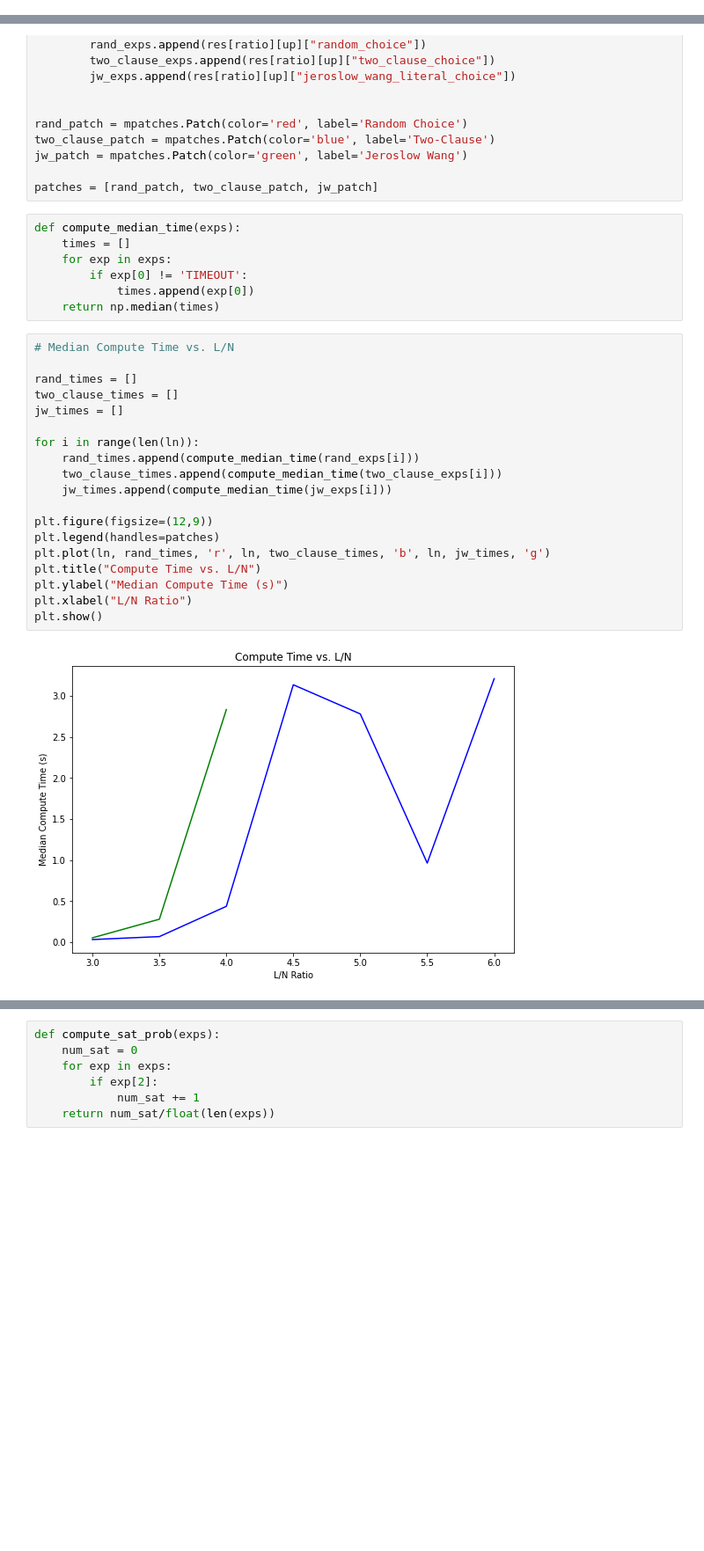
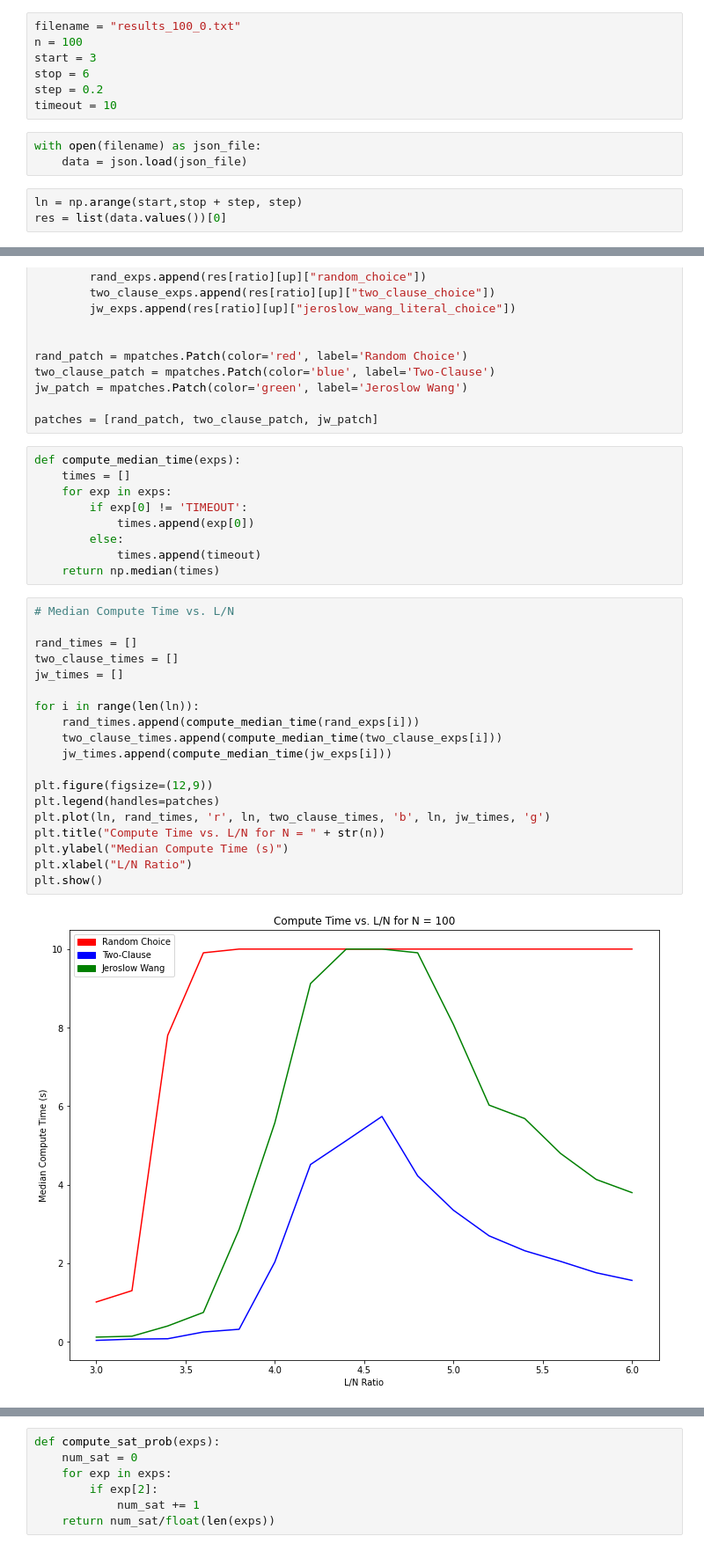
Before and after one commit to th3rring/dpll, a Jupyter notebook: src/graphs.ipynb, the cells around one changed output, grey strips where cells are left out. Shown: that part at 88% size. Saved outputs shown, nothing was run; the diff lists cells and outputs as text; blank space fills up the shorter version.

Commit message:
Updated graphs to use written files

```diff
--- a/src/graphs.ipynb
+++ b/src/graphs.ipynb
@@ -37,3 +10,16 @@ res = results
+# %%
+filename = "results_100_0.txt"
+n = 100
+start = 3
+stop = 6
+step = 0.2
+timeout = 10
+# %%
+with open(filename) as json_file:
+    data = json.load(json_file)
+# %%
+ln = np.arange(start,stop + step, step)
+res = list(data.values())[0]
 # %%
 rand_exps = []
 two_clause_exps = []
@@ -57,28 +43,30 @@ def compute_median_time(exps):
     for exp in exps:
         if exp[0] != 'TIMEOUT':
             times.append(exp[0])
+        else:
+            times.append(timeout)
     return np.median(times)
 # %%
 # Median Compute Time vs. L/N
 
 rand_times = []
 two_clause_times = []
 jw_times = []
 
 for i in range(len(ln)):
     rand_times.append(compute_median_time(rand_exps[i]))
     two_clause_times.append(compute_median_time(two_clause_exps[i]))
     jw_times.append(compute_median_time(jw_exps[i]))
 
 plt.figure(figsize=(12,9))
 plt.legend(handles=patches)
 plt.plot(ln, rand_times, 'r', ln, two_clause_times, 'b', ln, jw_times, 'g')
-plt.title("Compute Time vs. L/N")
+plt.title("Compute Time vs. L/N for N = " + str(n))
 plt.ylabel("Median Compute Time (s)")
 plt.xlabel("L/N Ratio")
 plt.show()
 # %% [output]
-[figure, old version]
+[figure, new version]
 # %%
 def compute_num_calls(exps):
     calls = []
```
Also changed, not shown: parts of 10 cells of this notebook, 2 other files.
